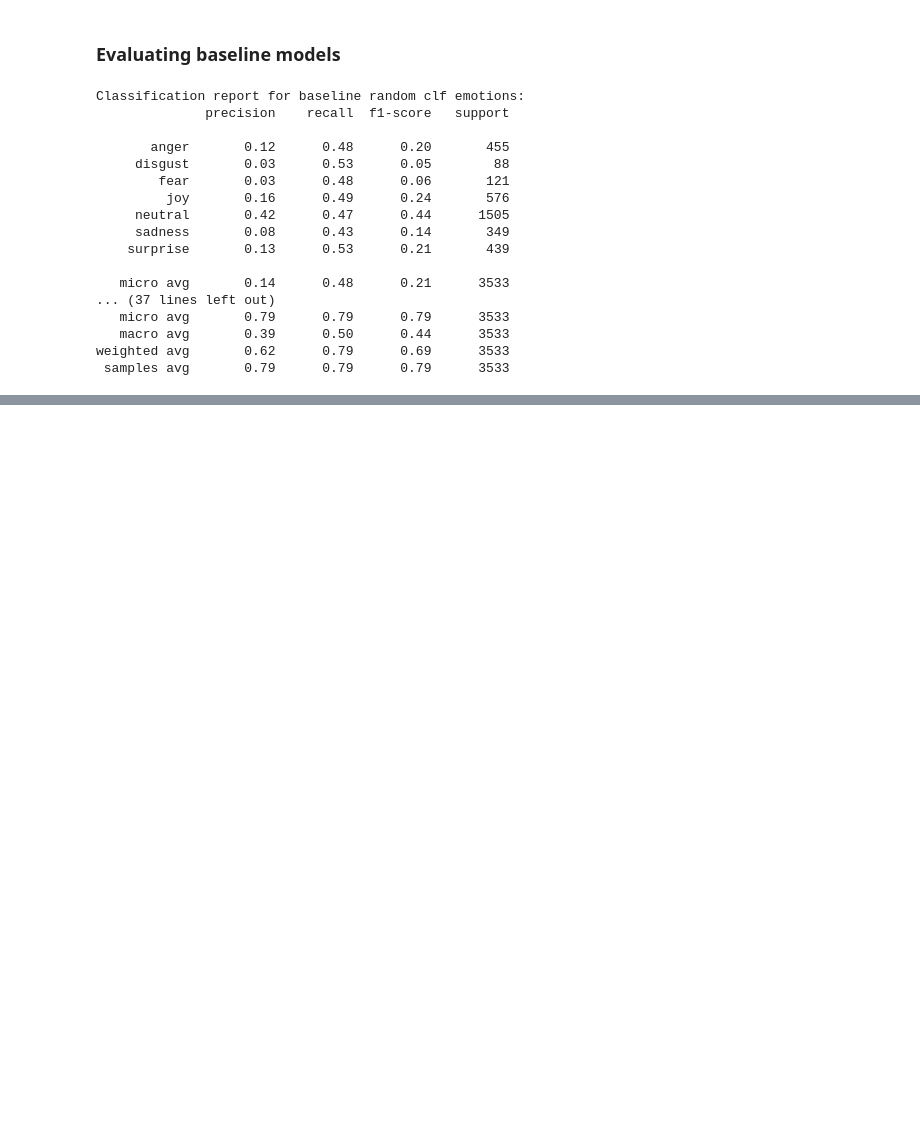
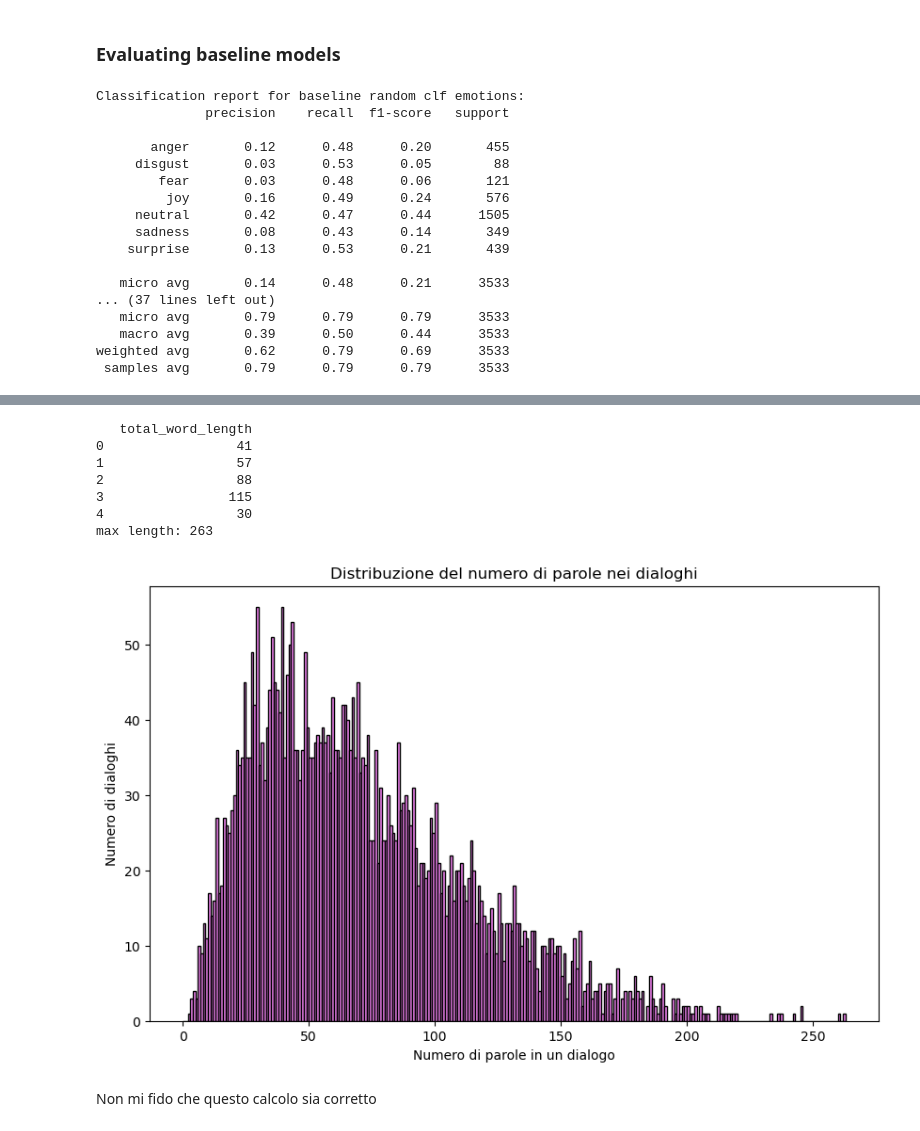
Before and after one commit to madalinaionela/NLP_project, a Jupyter notebook: project.ipynb, the cells around one changed output, grey strips where cells are left out. Cells and saved outputs as stored; diff of their text form; code cells hidden in the pictures; blank space fills up the shorter version.

```diff
--- a/project.ipynb
+++ b/project.ipynb
@@ -514,0 +585,27 @@ random uniform e majority classifier non riescono a tenere conto delle class wei
+# %%
+# Calcola la lunghezza di parole per ogni riga nella colonna 'text_column'
+df_length = pd.DataFrame()
+df_length['total_word_length'] = df['utterances'].apply(lambda arr: sum(len(x.split()) for x in arr))
+
+# Trova la lunghezza massima
+max_length = df_length['total_word_length'].max()
+print(f"max length: {max_length}")
+
+# Crea un istogramma
+plt.figure(figsize=(10, 6))
+plt.hist(df_length['total_word_length'], bins=range(0, df_length['total_word_length'].max() + 1, 1), color='violet', edgecolor='black')
+plt.xlabel('Numero di parole in un dialogo')
+plt.ylabel('Numero di dialoghi')
+plt.title('Distribuzione del numero di parole nei dialoghi')
+plt.show()
+# %% [output]
+   total_word_length
+0                 41
+1                 57
+2                 88
+3                115
+4                 30
+max length: 263
+[figure, added]
+# %% [markdown]
+Non mi fido che questo calcolo sia corretto
```
Also changed, not shown: parts of 19 cells of this notebook, 1 other file.
